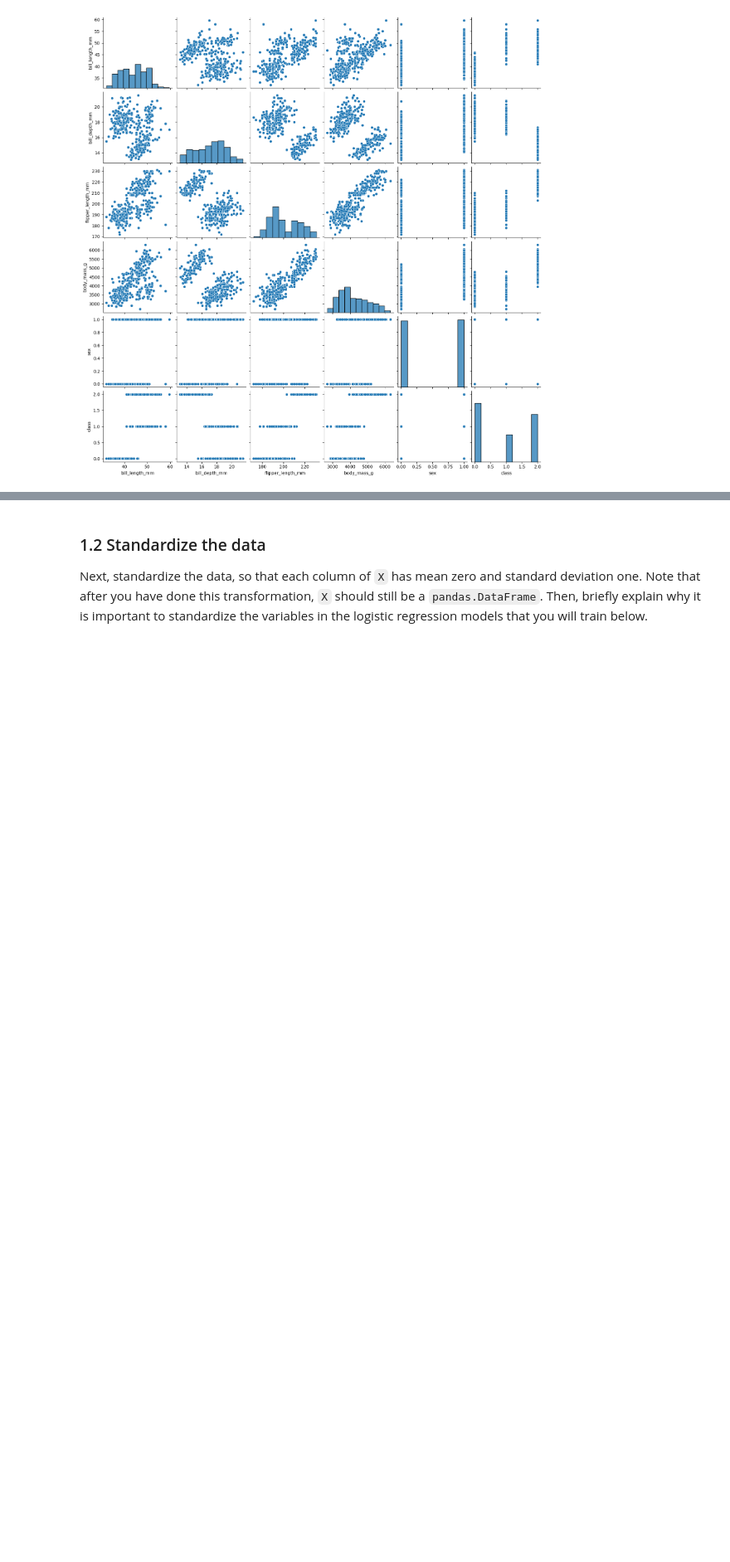
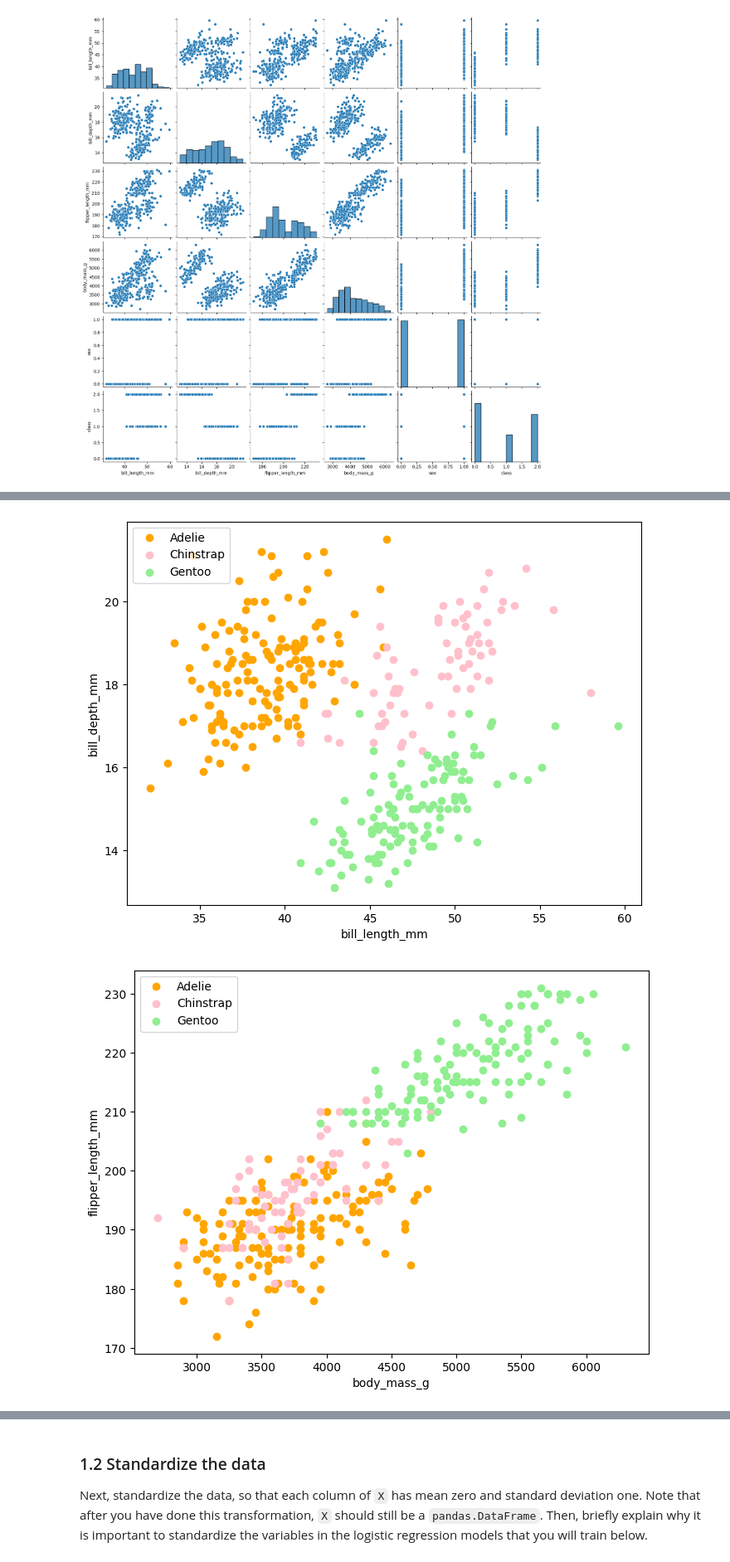
Before and after one commit to emath12/S-DS363, a Jupyter notebook: assignments/assn2/assn2.ipynb, the cells around one changed output, grey strips where cells are left out. Shown at 83% size. Cells and saved outputs as stored; diff of their text form; code cells hidden in the pictures; blank space fills up the shorter version.

```diff
--- a/assignments/assn2/assn2.ipynb
+++ b/assignments/assn2/assn2.ipynb
@@ -141,0 +140,10 @@ For each plot, discuss why the pair of features may or not be helpful in discrim
+# %%
+# your code and markdown here
+
+plot_features(df, "bill_length_mm", "bill_depth_mm")
+plot_features(df, "body_mass_g", "flipper_length_mm")
+plot_features(df, "bill_length_mm", "flipper_length_mm")
+plot_features(df, "bill_length_mm", "body_mass_g")
+# %% [output]
+[figure, added]
+[figure, added]
```
Also changed, not shown: parts of 11 cells of this notebook.
